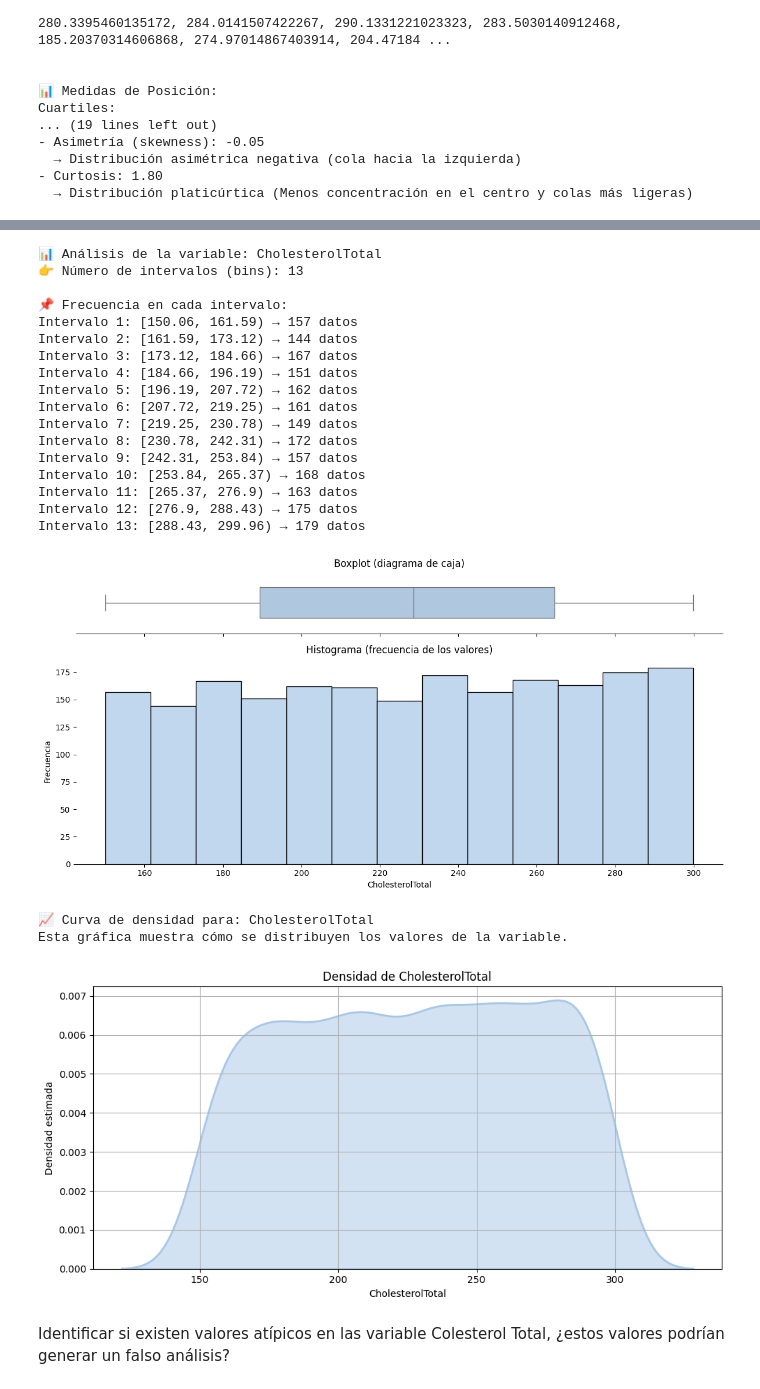
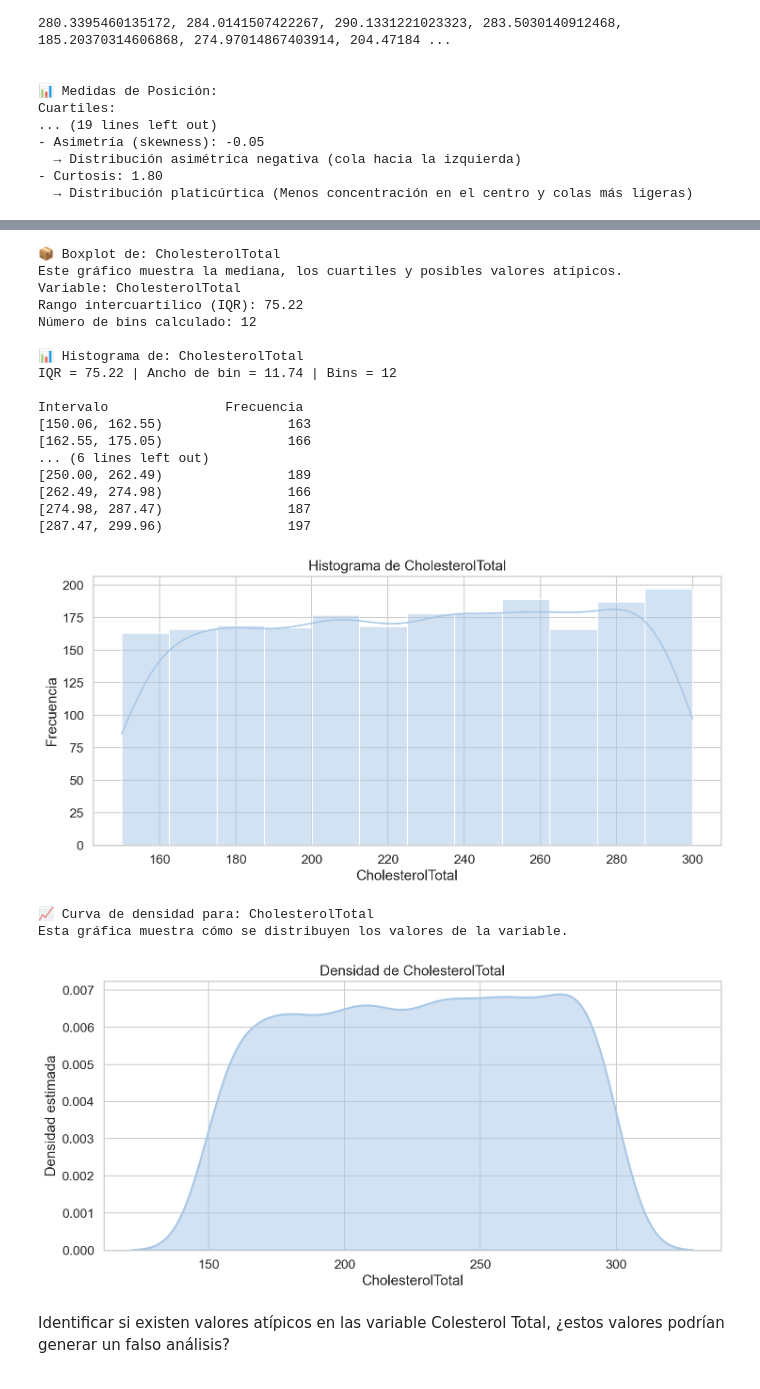
Before and after one commit to Lmarvq/Proyecto-1, a Jupyter notebook: Proyecto_1.ipynb, the cells around one changed output, grey strips where cells are left out. Saved outputs shown, nothing was run; the diff lists cells and outputs as text; code cells hidden in the pictures.

```diff
--- a/Proyecto_1.ipynb
+++ b/Proyecto_1.ipynb
@@ -498,30 +521,31 @@ Intervalos Cerrados: [(150.06269820288267, 161.06269820288267), (162.06269820288
 | 11 | [282, 293] | 287.562698 | 188 | 2012 | 0.089311 | ... |
 | 12 | [294, 305] | 299.562698 | 93 | 2105 | 0.044181 | ... |
 # %%
-graficar_boxplot_e_histograma(df_csv, 'CholesterolTotal')
+graficar_boxplot(df_csv, 'CholesterolTotal')
+graficar_histograma(df_csv, 'CholesterolTotal')
 graficar_densidad(df_csv, 'CholesterolTotal')
 # %% [output]
-📊 Análisis de la variable: CholesterolTotal
-👉 Número de intervalos (bins): 13
+📦 Boxplot de: CholesterolTotal
+Este gráfico muestra la mediana, los cuartiles y posibles valores atípicos.
+Variable: CholesterolTotal
+Rango intercuartílico (IQR): 75.22
+Número de bins calculado: 12
 
-📌 Frecuencia en cada intervalo:
-Intervalo 1: [150.06, 161.59) → 157 datos
-Intervalo 2: [161.59, 173.12) → 144 datos
-Intervalo 3: [173.12, 184.66) → 167 datos
-Intervalo 4: [184.66, 196.19) → 151 datos
-Intervalo 5: [196.19, 207.72) → 162 datos
-Intervalo 6: [207.72, 219.25) → 161 datos
-Intervalo 7: [219.25, 230.78) → 149 datos
-Intervalo 8: [230.78, 242.31) → 172 datos
-Intervalo 9: [242.31, 253.84) → 157 datos
-Intervalo 10: [253.84, 265.37) → 168 datos
-Intervalo 11: [265.37, 276.9) → 163 datos
-Intervalo 12: [276.9, 288.43) → 175 datos
-Intervalo 13: [288.43, 299.96) → 179 datos
+📊 Histograma de: CholesterolTotal
+IQR = 75.22 | Ancho de bin = 11.74 | Bins = 12
+
+Intervalo               Frecuencia
+[150.06, 162.55)                163
+[162.55, 175.05)                166
+... (6 lines left out)
+[250.00, 262.49)                189
+[262.49, 274.98)                166
+[274.98, 287.47)                187
+[287.47, 299.96)                197
-[figure, old version]
+[figure, new version]
 📈 Curva de densidad para: CholesterolTotal
 Esta gráfica muestra cómo se distribuyen los valores de la variable.
-[figure, old version]
+[figure, new version]
 # %% [markdown]
 Identificar si existen valores atípicos en las variable Colesterol Total, ¿estos valores podrían generar un falso análisis?
 # %% [markdown]
```
Also changed, not shown: parts of 6 cells of this notebook.
